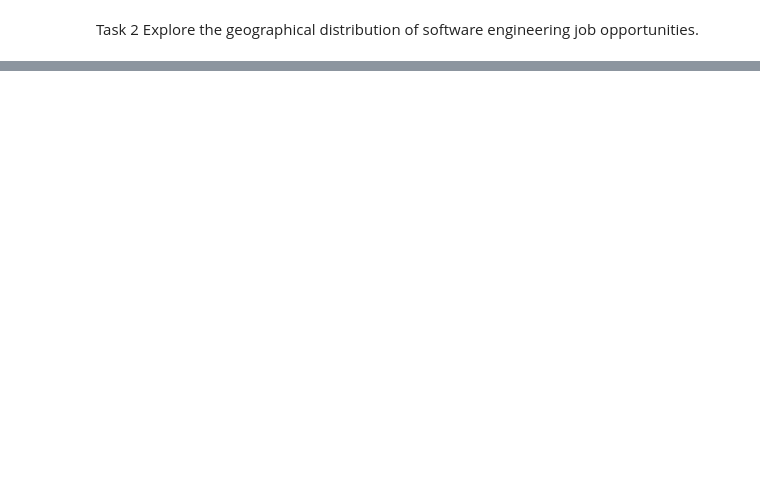
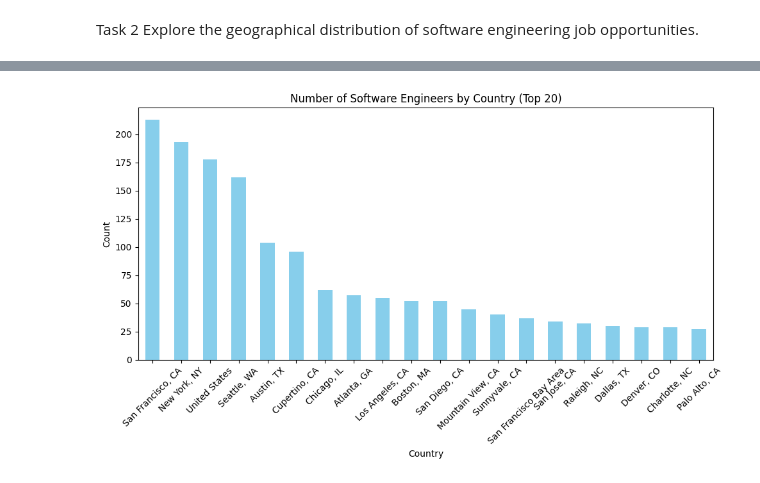
Before and after one commit to emin1731/tech-job-market-data, a Jupyter notebook: Team_Project_Task2.ipynb, the cells around one changed output, grey strips where cells are left out. Drawn from its saved outputs; the diff is of its cells as text; code cells hidden in the pictures; blank space fills up the shorter version.

```diff
--- a/Team_Project_Task2.ipynb
+++ b/Team_Project_Task2.ipynb
@@ -44,2 +26,29 @@ print(location_distribution)
+# %%
+jobs_df = pd.read_csv('data/jobs.csv')
+jobsPostings = pd.read_csv('data/postings.csv')
+
+# Identify software engineer jobs
+software_engineers = jobs_df[jobs_df["title"].str.contains("Software Engineer", case=False)]
+
+# Calculate number of software engineers by country
+software_engineers_by_country = software_engineers["location"].value_counts()
+
+# Get the top 20 countries
+top_20_countries = software_engineers_by_country.nlargest(20)
+
+# Create plots
+plt.figure(figsize=(10, 6))  # Set plot dimensions
+
+# Plot number of software engineers by country (bar chart)
+top_20_countries.plot(kind="bar", color="skyblue")
+plt.title("Number of Software Engineers by Country (Top 20)")
+plt.xlabel("Country")
+plt.ylabel("Count")
+plt.xticks(rotation=45)  # Rotate x-axis labels for better readability
+plt.tight_layout()  # Adjust spacing between elements
+
+plt.show()
+# %% [output]
+[figure, added]
 # %%
 jobs_df = pd.read_csv('data/jobs.csv')
```
Also changed, not shown: parts of 4 cells of this notebook.
